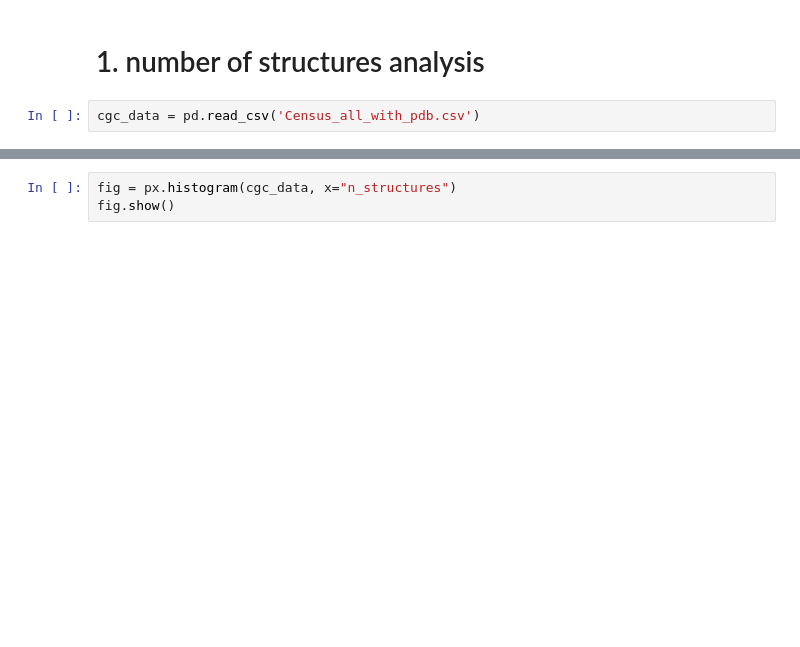
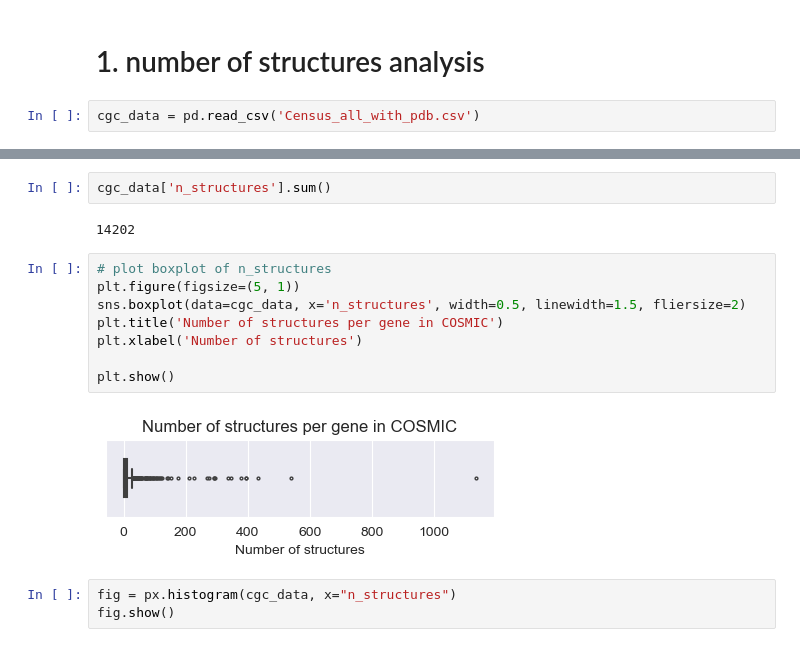
Before and after one commit to Yoannli/NetworkAnalysis, a Jupyter notebook: data_prep/analysis.ipynb, the cells around one changed output, grey strips where cells are left out. Cells and saved outputs as stored; diff of their text form; blank space fills up the shorter version.

```diff
--- a/data_prep/analysis.ipynb
+++ b/data_prep/analysis.ipynb
@@ -22,3 +32,17 @@ cgc_data = pd.read_csv('Census_all_with_pdb.csv')
+# %%
+cgc_data['n_structures'].sum()
+# %% [output]
+14202
+# %%
+# plot boxplot of n_structures
+plt.figure(figsize=(5, 1))
+sns.boxplot(data=cgc_data, x='n_structures', width=0.5, linewidth=1.5, fliersize=2)
+plt.title('Number of structures per gene in COSMIC')
+plt.xlabel('Number of structures')
+
+plt.show()
+# %% [output]
+[figure, added]
 # %%
 fig = px.histogram(cgc_data, x="n_structures")
 fig.show()
```
Also changed, not shown: parts of 10 cells of this notebook, 3 other files.
